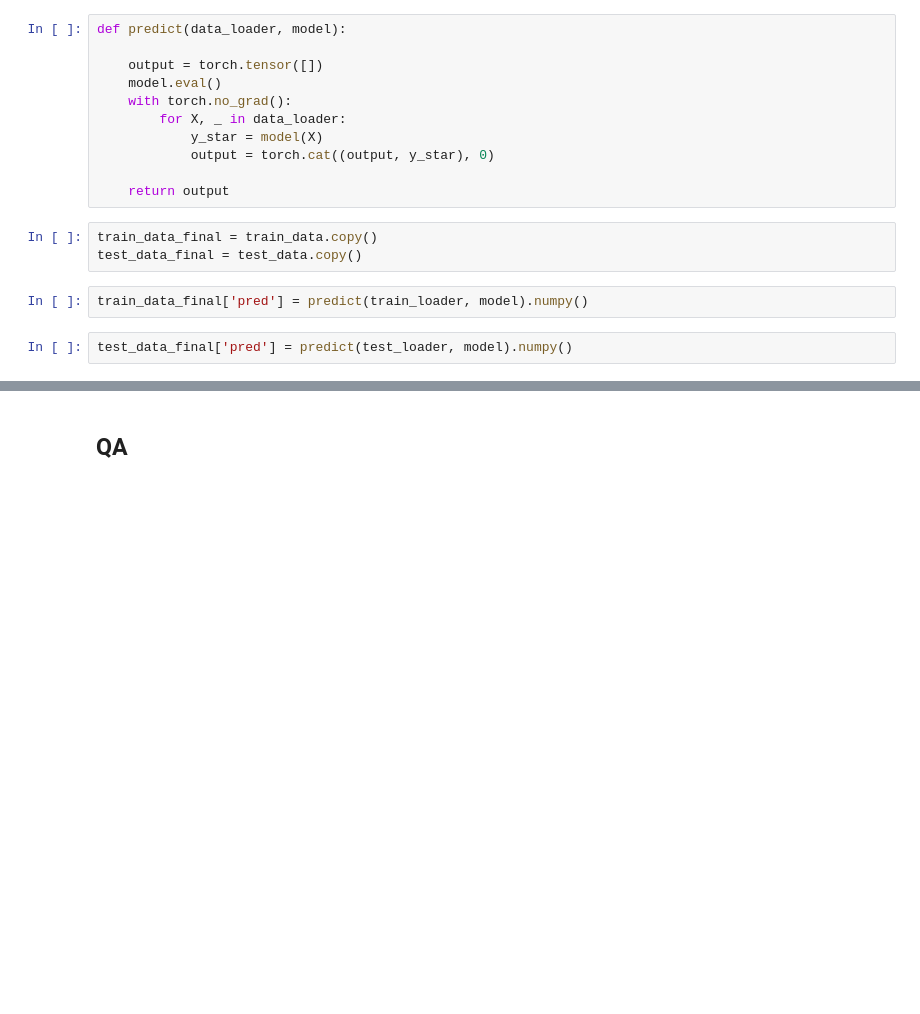
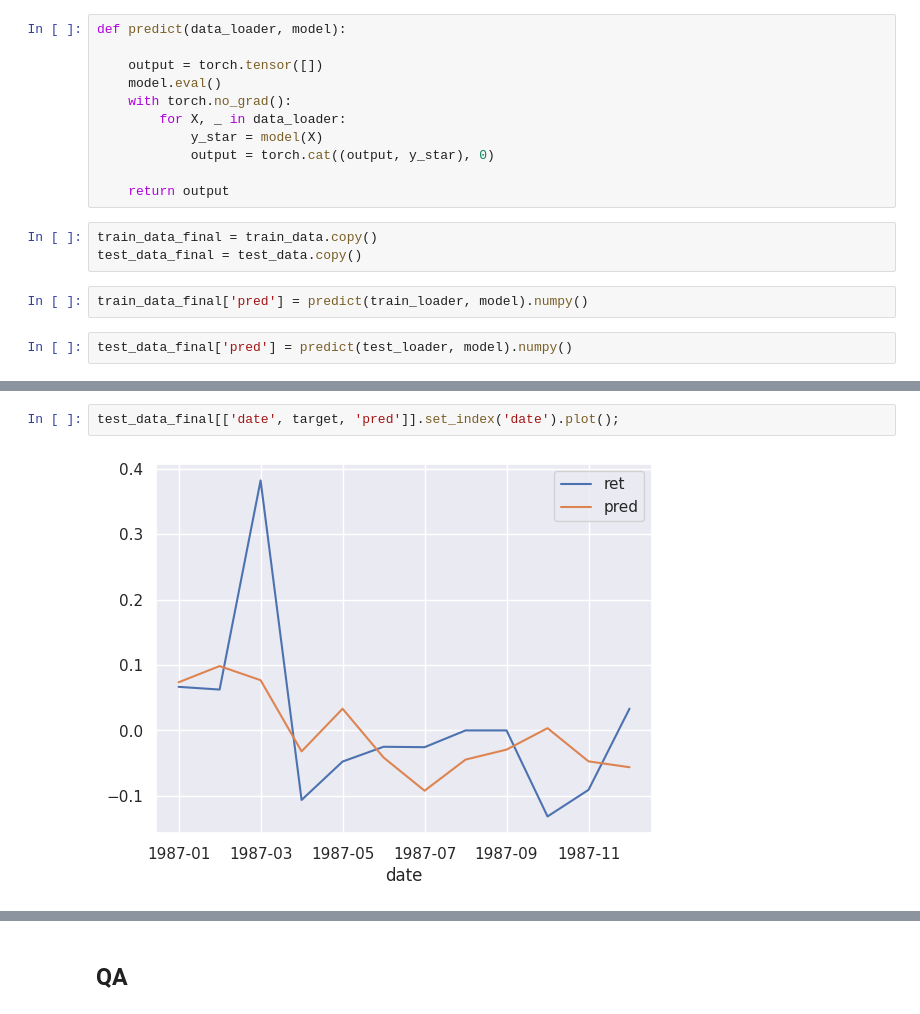
Before and after one commit to kevinidea/neural_network_stock_model, a Jupyter notebook: src/explore_data.ipynb, the cells around one changed output, grey strips where cells are left out. Saved outputs shown, nothing was run; the diff lists cells and outputs as text; blank space fills up the shorter version.

```diff
--- a/src/explore_data.ipynb
+++ b/src/explore_data.ipynb
@@ -718,3 +710,7 @@ test_data_final[[target, 'pred']]
+# %%
+test_data_final[['date', target, 'pred']].set_index('date').plot();
+# %% [output]
+[figure, added]
 # %%
 mean_absolute_error(train_data_final[target], train_data_final['pred'])
 # %% [output]
```
Also changed, not shown: parts of 8 cells of this notebook.
